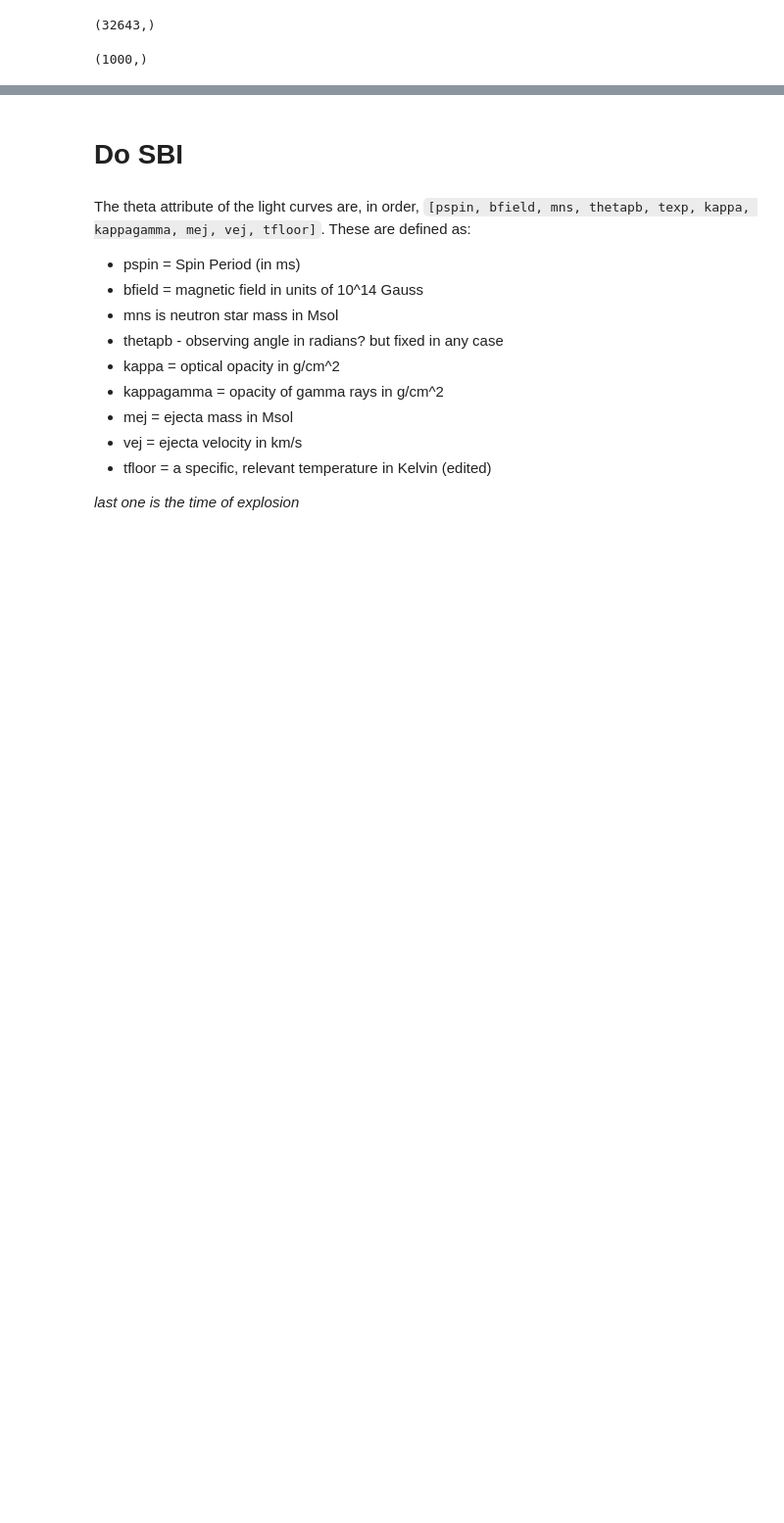
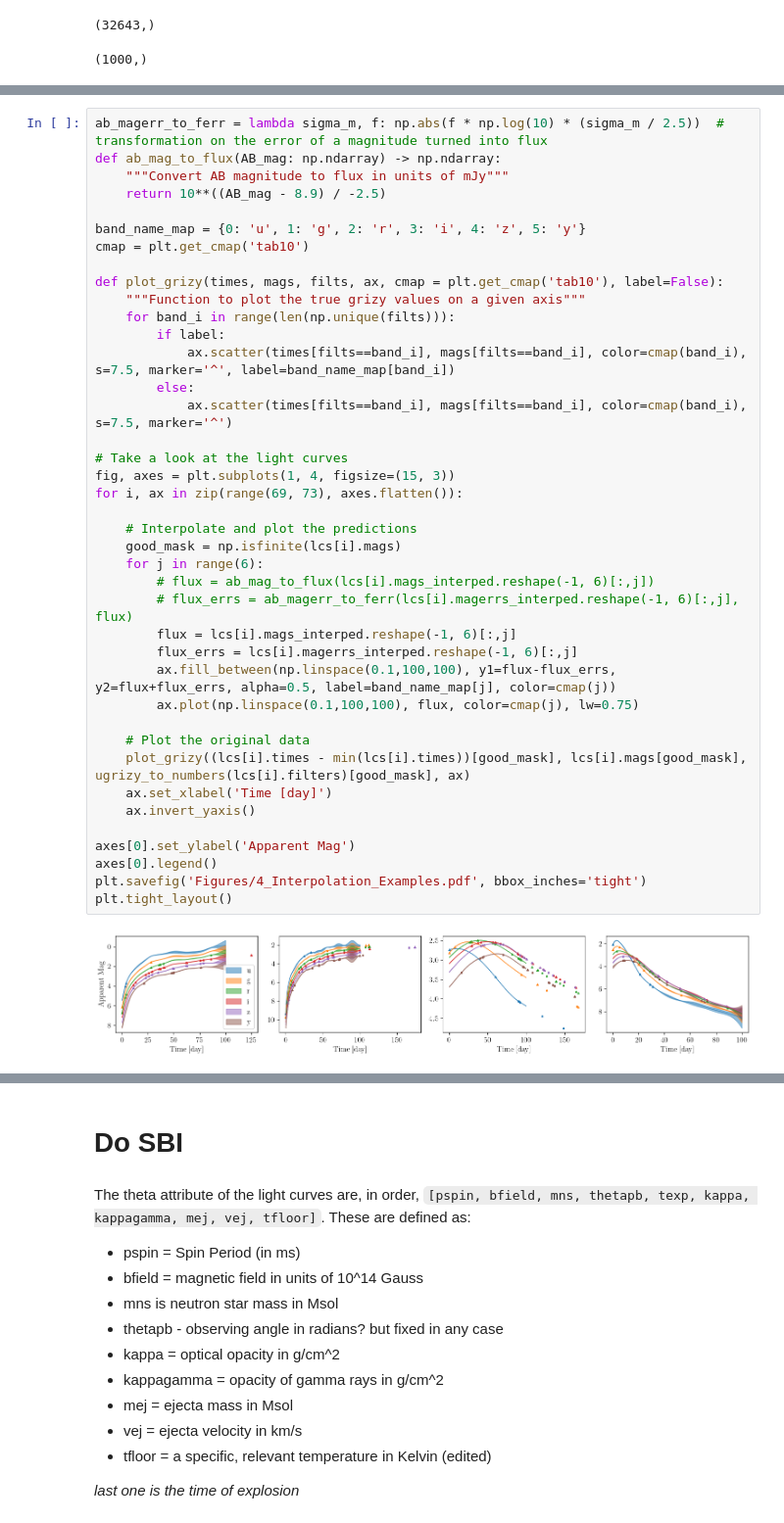
Before and after one commit to Adam-Boesky/SBI_205, a Jupyter notebook: sbi.ipynb, the cells around one changed output, grey strips where cells are left out. Shown at 98% size. Saved outputs shown, nothing was run; the diff lists cells and outputs as text; blank space fills up the shorter version.

```diff
--- a/sbi.ipynb
+++ b/sbi.ipynb
@@ -78,0 +86,42 @@ plt.tight_layout()
+# %%
+ab_magerr_to_ferr = lambda sigma_m, f: np.abs(f * np.log(10) * (sigma_m / 2.5))  # transformation on the error of a magnitude turned into flux
+def ab_mag_to_flux(AB_mag: np.ndarray) -> np.ndarray:
+    """Convert AB magnitude to flux in units of mJy"""
+    return 10**((AB_mag - 8.9) / -2.5)
+
+band_name_map = {0: 'u', 1: 'g', 2: 'r', 3: 'i', 4: 'z', 5: 'y'}
+cmap = plt.get_cmap('tab10')
+
+def plot_grizy(times, mags, filts, ax, cmap = plt.get_cmap('tab10'), label=False):
+    """Function to plot the true grizy values on a given axis"""
+    for band_i in range(len(np.unique(filts))):
+        if label:
+            ax.scatter(times[filts==band_i], mags[filts==band_i], color=cmap(band_i), s=7.5, marker='^', label=band_name_map[band_i])
+        else:
+            ax.scatter(times[filts==band_i], mags[filts==band_i], color=cmap(band_i), s=7.5, marker='^')
+
+# Take a look at the light curves
+fig, axes = plt.subplots(1, 4, figsize=(15, 3))
+for i, ax in zip(range(69, 73), axes.flatten()):
+
+    # Interpolate and plot the predictions
+    good_mask = np.isfinite(lcs[i].mags)
+    for j in range(6):
+        # flux = ab_mag_to_flux(lcs[i].mags_interped.reshape(-1, 6)[:,j])
+        # flux_errs = ab_magerr_to_ferr(lcs[i].magerrs_interped.reshape(-1, 6)[:,j], flux)
+        flux = lcs[i].mags_interped.reshape(-1, 6)[:,j]
+        flux_errs = lcs[i].magerrs_interped.reshape(-1, 6)[:,j]
+        ax.fill_between(np.linspace(0.1,100,100), y1=flux-flux_errs, y2=flux+flux_errs, alpha=0.5, label=band_name_map[j], color=cmap(j))
+        ax.plot(np.linspace(0.1,100,100), flux, color=cmap(j), lw=0.75)
+
+    # Plot the original data
+    plot_grizy((lcs[i].times - min(lcs[i].times))[good_mask], lcs[i].mags[good_mask], ugrizy_to_numbers(lcs[i].filters)[good_mask], ax)
+    ax.set_xlabel('Time [day]')
+    ax.invert_yaxis()
+
+axes[0].set_ylabel('Apparent Mag')
+axes[0].legend()
+plt.savefig('Figures/4_Interpolation_Examples.pdf', bbox_inches='tight')
+plt.tight_layout()
+# %% [output]
+[figure, added]
```
Also changed, not shown: parts of 10 cells of this notebook, 22 other files.
